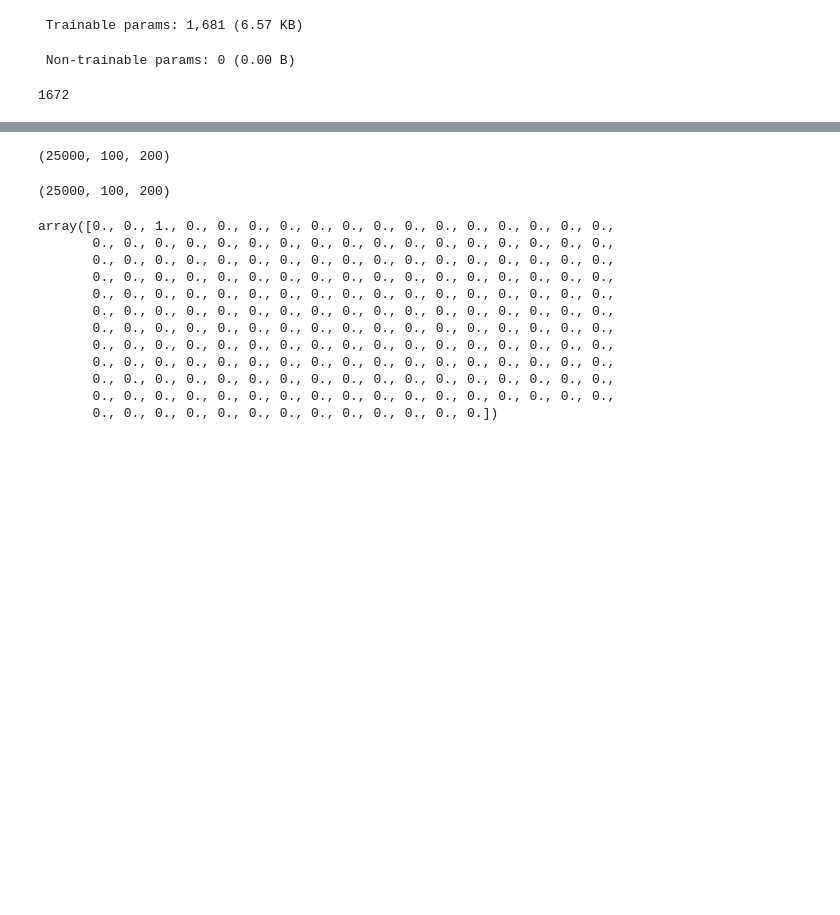
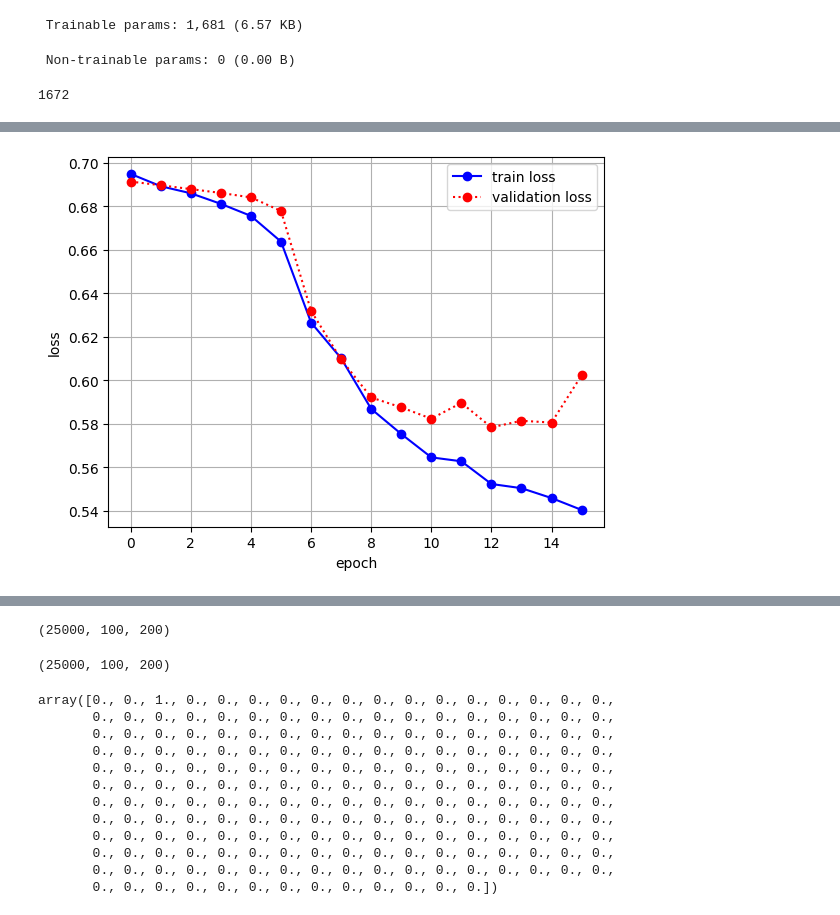
Before and after one commit to JakeOh/202505_BD50, a Jupyter notebook: lab_da/ml20_rnn.ipynb, the cells around one changed output, grey strips where cells are left out. Cells and saved outputs as stored; diff of their text form; code cells hidden in the pictures; blank space fills up the shorter version.

```diff
--- a/lab_da/ml20_rnn.ipynb
+++ b/lab_da/ml20_rnn.ipynb
@@ -341,0 +372,12 @@ Model: "sequential"
+# %%
+epoch = result.epoch
+history = result.history
+plt.plot(epoch, history['loss'], 'bo-', label='train loss')
+plt.plot(epoch, history['val_loss'], 'ro:', label='validation loss')
+plt.legend()
+plt.grid()
+plt.xlabel('epoch')
+plt.ylabel('loss')
+plt.show()
+# %% [output]
+[figure, added]
```
Also changed, not shown: parts of 22 cells of this notebook.
